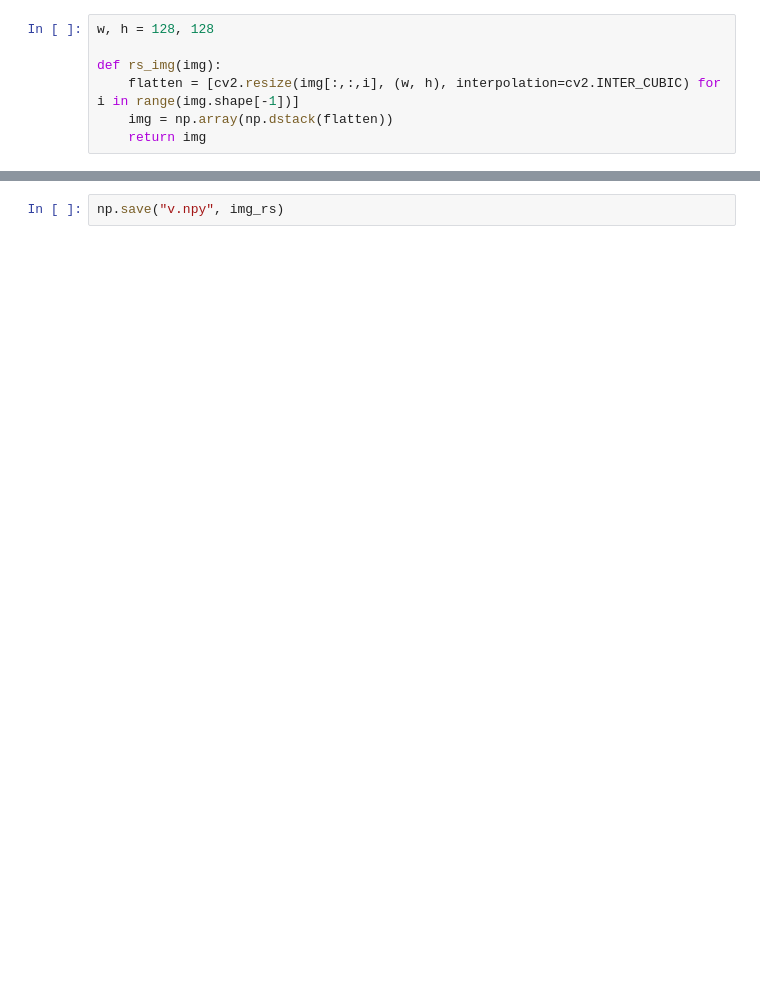
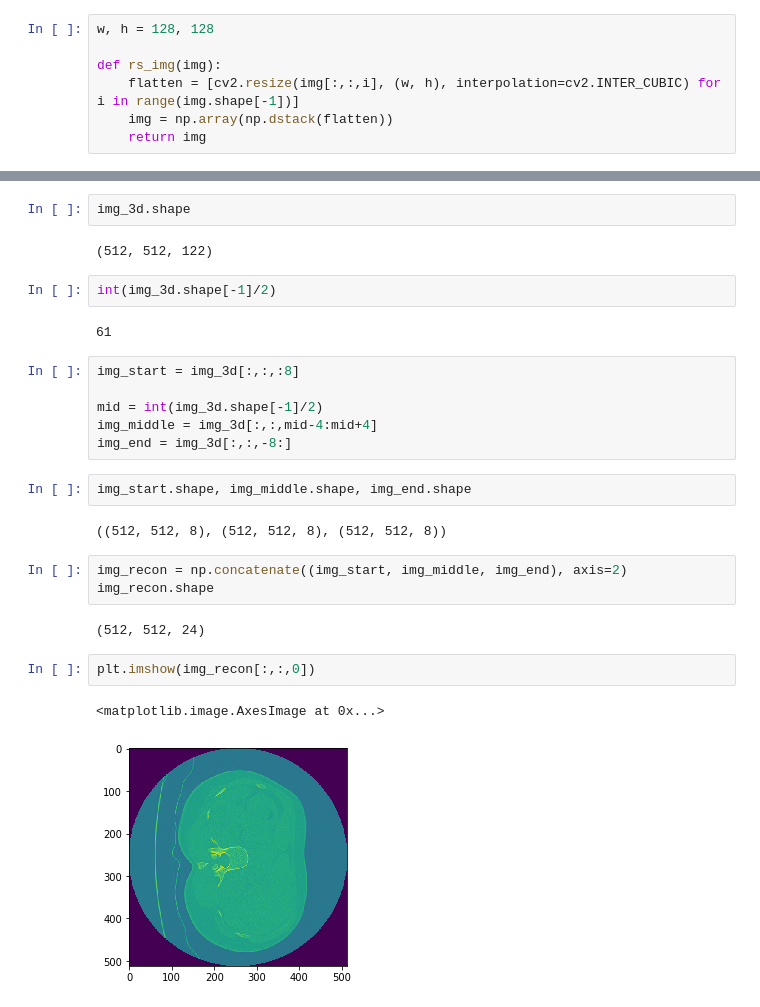
Before and after one commit to hasibzunair/tuberculosis-severity, a Jupyter notebook: utils/resize.ipynb, the cells around one changed output, grey strips where cells are left out. Drawn from its saved outputs; the diff is of its cells as text; blank space fills up the shorter version.

```diff
--- a/utils/resize.ipynb
+++ b/utils/resize.ipynb
@@ -47,2 +50,28 @@ plt.imshow(img_rs[:,:,120])
-# %%
-np.save("v.npy", img_rs)
+# %%
+img_3d.shape
+# %% [output]
+(512, 512, 122)
+# %%
+int(img_3d.shape[-1]/2)
+# %% [output]
+61
+# %%
+img_start = img_3d[:,:,:8]
+
+mid = int(img_3d.shape[-1]/2)
+img_middle = img_3d[:,:,mid-4:mid+4]
+img_end = img_3d[:,:,-8:]
+# %%
+img_start.shape, img_middle.shape, img_end.shape
+# %% [output]
+((512, 512, 8), (512, 512, 8), (512, 512, 8))
+# %%
+img_recon = np.concatenate((img_start, img_middle, img_end), axis=2)
+img_recon.shape
+# %% [output]
+(512, 512, 24)
+# %%
+plt.imshow(img_recon[:,:,0])
+# %% [output]
+<matplotlib.image.AxesImage at 0x...>
+[figure, added]
```
Also changed, not shown: parts of 9 cells of this notebook.
